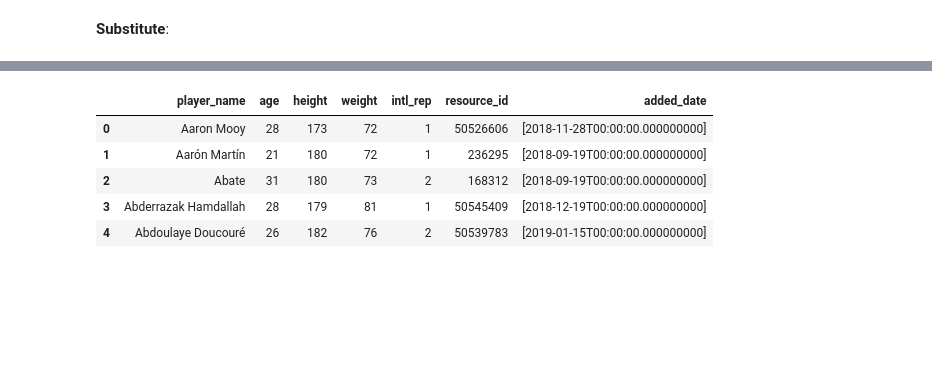
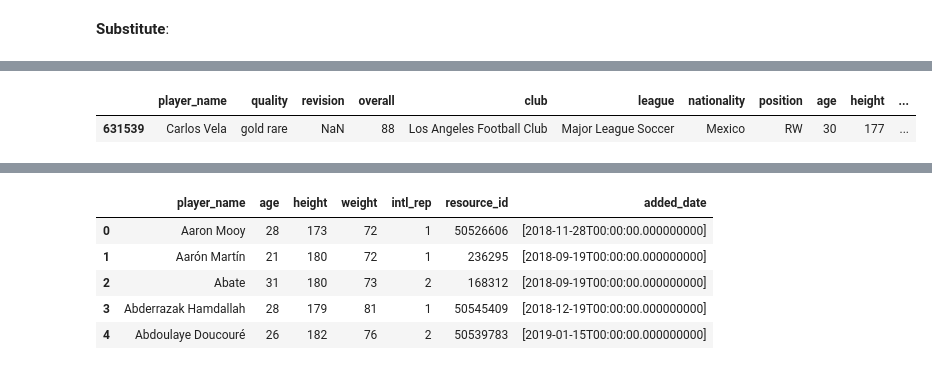
Before and after one commit to cvaf/fut, a Jupyter notebook: time_series.ipynb, the cells around one changed output, grey strips where cells are left out. Drawn from its saved outputs; the diff is of its cells as text; code cells hidden in the pictures; blank space fills up the shorter version.

```diff
--- a/time_series.ipynb
+++ b/time_series.ipynb
@@ -114,0 +168,5 @@ array(['Icon', 'Normal', 'IF', 'OTW', 'SBC', 'Europa Base',
+# %%
+df[df.revision.isnull()]
+# %% [output]
+|  | player_name | quality | revision | overall | club | league | nationality | position | age | height | ... |
+| 631539 | Carlos Vela | gold rare | NaN | 88 | Los Angeles Football Club | Major League Soccer | Mexico | RW | 30 | 177 | ... |
```
Also changed, not shown: parts of 15 cells of this notebook.
